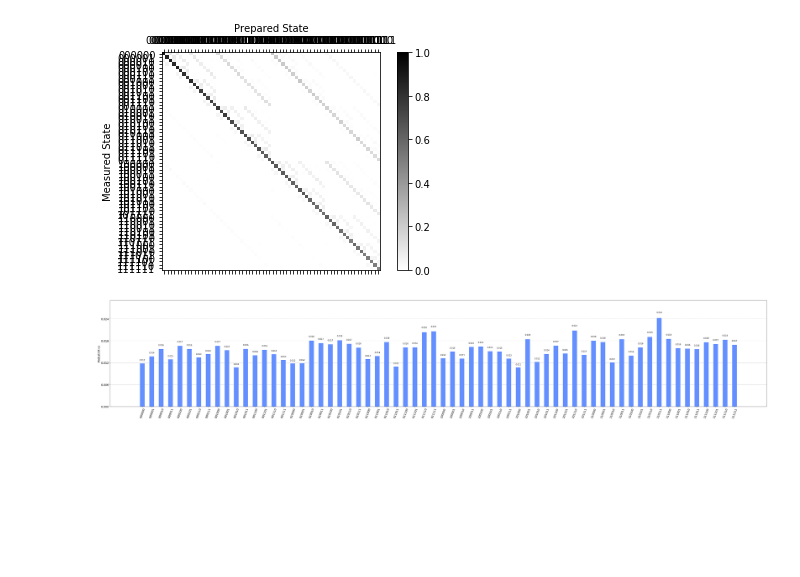
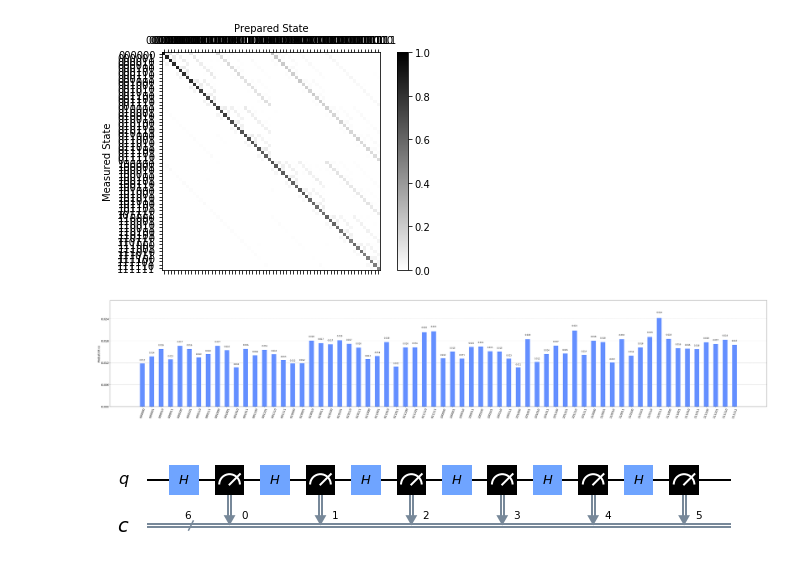
Before and after one commit to Yushgoel/Quantum, a Jupyter notebook: TrueRandomNumGen.ipynb, the cells around one changed output. Saved outputs shown, nothing was run; the diff lists cells and outputs as text; code cells hidden in the pictures; blank space fills up the shorter version.

Commit message:
Added Optimized Form of Rand Gen
Reusing Cubits for random num gen. Doesn't work on real hardware due to limitated technology.

```diff
--- a/TrueRandomNumGen.ipynb
+++ b/TrueRandomNumGen.ipynb
@@ -75,0 +74,13 @@ plot_histogram(mitigated_result.get_counts(), figsize=(60, 10))
+# %%
+#We can see that it is much better. We finally have random numbers. Now the variability is mostly because of Few number of tries.
+#However, if we want more detailed numbers, we will need more qubits using this approach, and for current quantum computers, 15 qubits is the max that can be accessed publicly.
+#So let's make our program use only 1 qubit, but give us the same detail of numbers. This can then be extended to get a very deatiled number if you use both techniques in parallel.
+
+qc = QuantumCircuit(1, len_digit)
+for i in range(len_digit):
+    qc.h(0)
+    qc.measure(0, i)
+
+qc.draw('mpl')
+# %% [output]
+[figure, added]
```
Also changed, not shown: parts of 3 cells of this notebook.
